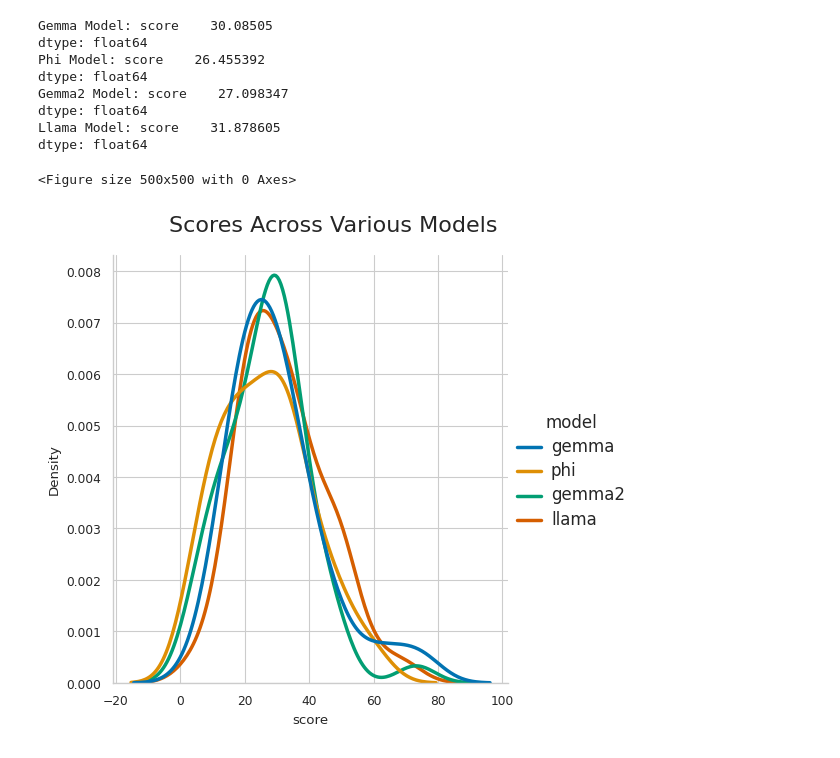
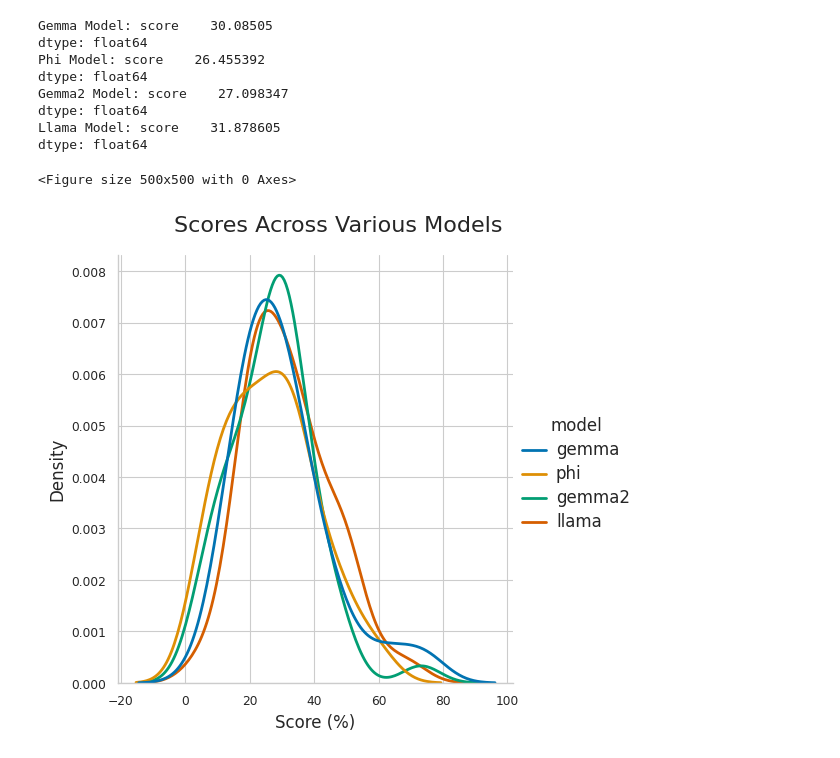
Before and after one commit to swaggirl9000/humor, a Jupyter notebook: experiments/02_phi_gemma_llama.ipynb, the cells around one changed output. Cells and saved outputs as stored; diff of their text form; code cells hidden in the pictures.

Commit message:
plots

```diff
--- a/experiments/02_phi_gemma_llama.ipynb
+++ b/experiments/02_phi_gemma_llama.ipynb
@@ -46,29 +46,30 @@ dtype: float64
 # %%
 gemma = gemma_metric.assign(model="gemma")
 phi = phi_metric.assign(model="phi")
 gemma2 = gemma2_metric.assign(model = "gemma2")
 llama = llama_metric.assign(model = "llama")
 
 sns.set_style("whitegrid")
 sns.set_context("paper")
 plt.figure(figsize=(5, 5))
 sns.set_palette("colorblind")
 
 df = pd.concat([gemma, phi, gemma2, llama]).reset_index(drop=True)
 
 plot = sns.displot(
     df, x="score", hue="model", kind="kde",
-    linewidth=2.5
+    linewidth=2
 )
 
 plot.fig.suptitle("Scores Across Various Models", fontsize=16, y=1.05)
+plot.set_axis_labels("Score (%)", "Density", fontsize=12)
 
 plot._legend.get_title().set_fontsize(12)
 for text in plot._legend.texts:
     text.set_fontsize(12)
 
 plot.savefig("experiment_02.png")
 plt.show()
 # %% [output]
 <Figure size 500x500 with 0 Axes>
-[figure, old version]
+[figure, new version]
```
Also changed, not shown: 3 other files.
